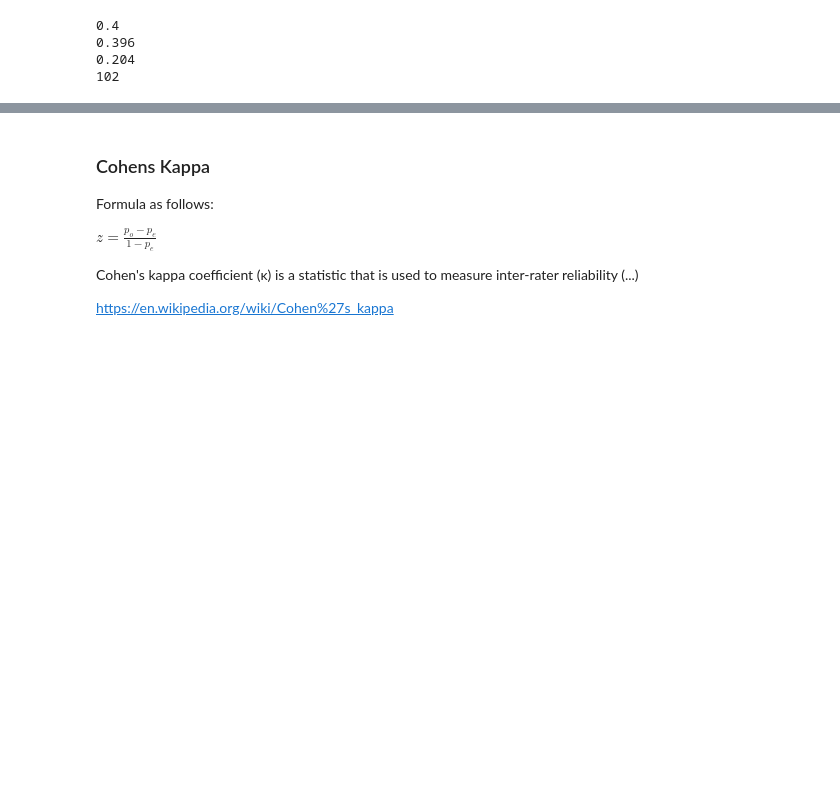
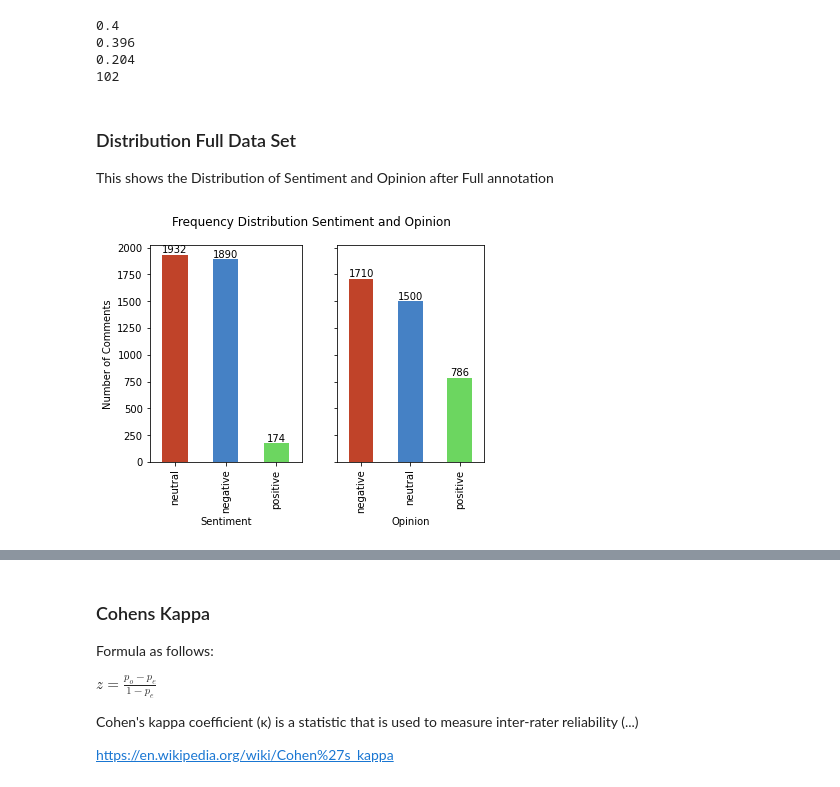
Before and after one commit to KirchnerS/Masterarbeit, a Jupyter notebook: data_exploration.ipynb, the cells around one changed output, grey strips where cells are left out. Drawn from its saved outputs; the diff is of its cells as text; code cells hidden in the pictures; blank space fills up the shorter version.

```diff
--- a/data_exploration.ipynb
+++ b/data_exploration.ipynb
@@ -129,0 +122,53 @@ import sklearn.metrics as metrics
+# %% [markdown]
+### Distribution Full Data Set
+This shows the Distribution of Sentiment and Opinion after Full annotation
+# %%
+import pandas as pd
+import matplotlib.pyplot as plt
+full_dataset = pd.read_csv("annotated_data/annotated_data_with_users_and_al_cleaned2check - Kopie - Kopie.csv", names=["ID", "Date", "Time", "Comment Level", "Username", "Opinion", "Sentiment", "topic_comment", "Topic_article", "comment", "Method"], encoding="ISO8859-1")
+
+Opinion = full_dataset["Opinion"]
+Sentiment = full_dataset["Sentiment"]
+
+fig, axs = plt.subplots(1,2, sharey=True)
+
+ax_sentiment = Sentiment.value_counts().plot(ax =axs[0], kind = "bar", color=["#4581C5","#C04329","#6CD660"])
+ax_opinion = Opinion.value_counts().plot(ax=axs[1], kind = "bar", color=["#C04329","#4581C5","#6CD660"])
+
+# ax_opinion.set_ylabel("Number of comments")
+# ax_opinion.set_xlabel("Opinion")
+
+
+
+axs.flat[1].set( xlabel = "Opinion")
+axs.flat[0].set(ylabel="Number of Comments",xlabel = "Sentiment")
+
+# for bar in ax_opinion.patches:
+#     print(bar)
+#     ax_opinion.annotate(
+#         str(bar.get_height()), xy=(bar.get_x() + 0.1, bar.get_height() +20 ),
+#         fontsize = 12
+#     )
+box = axs.flat[1].get_position()
+box.x0 = box.x0 + 0.01
+axs.flat[1].set_position(box)
+
+for plotnumber in range(2):
+    for p in axs.flat[plotnumber].containers:
+        axs.flat[plotnumber].bar_label(p, fmt="%.0f")
+
+# for bar in ax_sentiment.patches:
+#     print(bar)
+#     ax_sentiment.annotate(
+#         str(bar.get_height()), xy=(bar.get_x() + 0.1, bar.get_height() +20 ),
+#         fontsize = 12
+#     )
+
+# ax_sentiment.set_ylabel("Number of comments")
+# ax_sentiment.set_xlabel("Sentiment")
+fig.suptitle("Frequency Distribution Sentiment and Opinion")
+# plt.title("Sentiment Distribution")
+plt.tight_layout
+plt.show()
+# %% [output]
+[figure, added]
```
Also changed, not shown: parts of 10 cells of this notebook, 4 other files.
